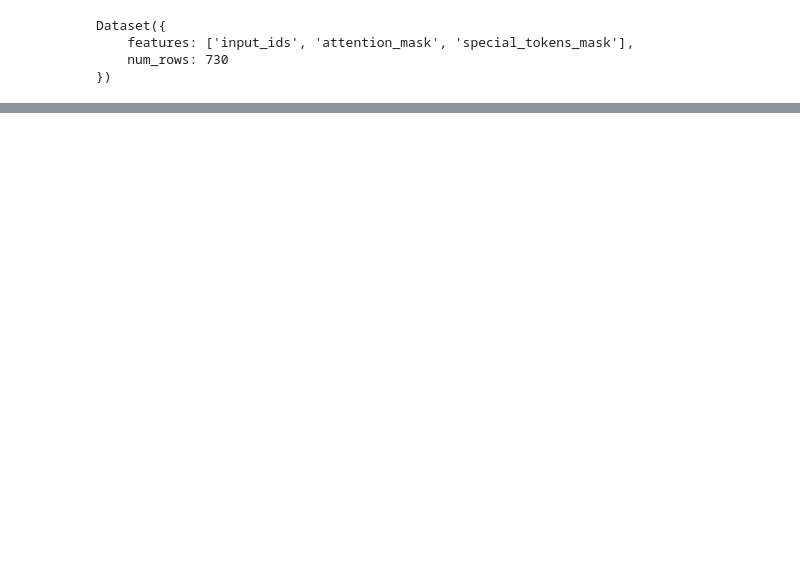
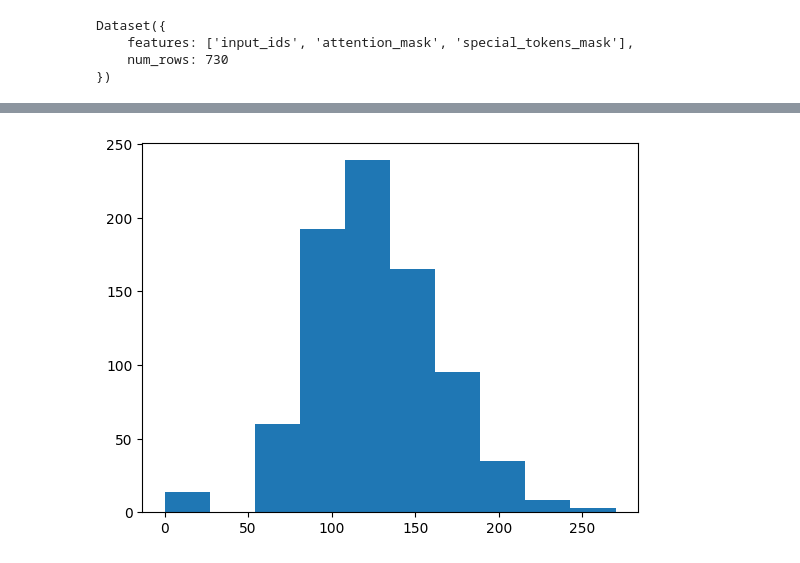
Before and after one commit to reallyblaised/beauty-in-stats, a Jupyter notebook: src/lhcbert/prototype_mlm_contd_pt.ipynb, the cells around one changed output, grey strips where cells are left out. Cells and saved outputs as stored; diff of their text form; code cells hidden in the pictures; blank space fills up the shorter version.

```diff
--- a/src/lhcbert/prototype_mlm_contd_pt.ipynb
+++ b/src/lhcbert/prototype_mlm_contd_pt.ipynb
@@ -195,0 +388,3 @@ There were missing keys in the checkpoint model loaded: ['decoder.weight'].
+# %%
+simsce_trainer = SimCSETrainer("/ceph/submit/data/user/b/blaised/mlm_output/final_model")
+simsce_trainer.initialize_model()
@@ -195,0 +1303,29 @@ There were missing keys in the checkpoint model loaded: ['decoder.weight'].
+# %%
+# Load LHCb data
+lhcb_df = DataProcessor.load_and_process_data(
+    "/ceph/submit/data/user/b/blaised/lhcb_corpus/lhcb_papers.pkl"
+)
+
+
+# Initialize SimCSE
+simcse = SimCSE(
+    model_name="answerdotai/ModernBERT-base",
+    output_dir="/ceph/submit/data/user/b/blaised/simcse_sup_output",
+    cache_dir="/ceph/submit/data/user/b/blaised/cache",
+)
+
+# Prepare SimCSE dataset from LHCb data
+# This will create pairs of abstracts from the same working groups
+train_dataset, val_dataset, test_dataset = simcse.prepare_simcse_dataset(
+    df=lhcb_df,
+    text_column="abstract",
+    label_column="working_groups",
+    n_pairs_per_wg=100,
+    test_size=0.15,
+    val_size=0.15,
+)
+
+# Print dataset information
+print(f"Training dataset size: {len(train_dataset)}")
+print(f"Validation dataset size: {len(val_dataset)}")
+print(f"Test dataset size: {len(test_dataset)}")
@@ -195,0 +1410,4 @@ There were missing keys in the checkpoint model loaded: ['decoder.weight'].
+# %%
+lhcb_abstract_dataset = DataProcessor.load_and_process_data(
+    "/ceph/submit/data/user/b/blaised/lhcb_corpus/lhcb_papers.pkl"
+)
@@ -195,0 +1460,6 @@ There were missing keys in the checkpoint model loaded: ['decoder.weight'].
+# %%
+train_simcse_data, val_simcse_data = simsce_trainer.prepare_dataset(
+    DataProcessor.load_and_process_data(
+    "/ceph/submit/data/user/b/blaised/lhcb_corpus/lhcb_papers.pkl"
+    )
+)
@@ -300,3 +1589,8 @@ print(f"Loaded {len(abstract_corpus)} abstracts")
+# %%
+import matplotlib.pyplot as plt
+_ = plt.hist([len(i.split()) for i in abstract_corpus])
+# %% [output]
+[figure, added]
 # %%
 trained_model = EncoderModel(
         #model_name="/ceph/submit/data/user/b/blaised/mlm_output/final_model",
```
Also changed, not shown: parts of 45 cells of this notebook, 1 other file.
